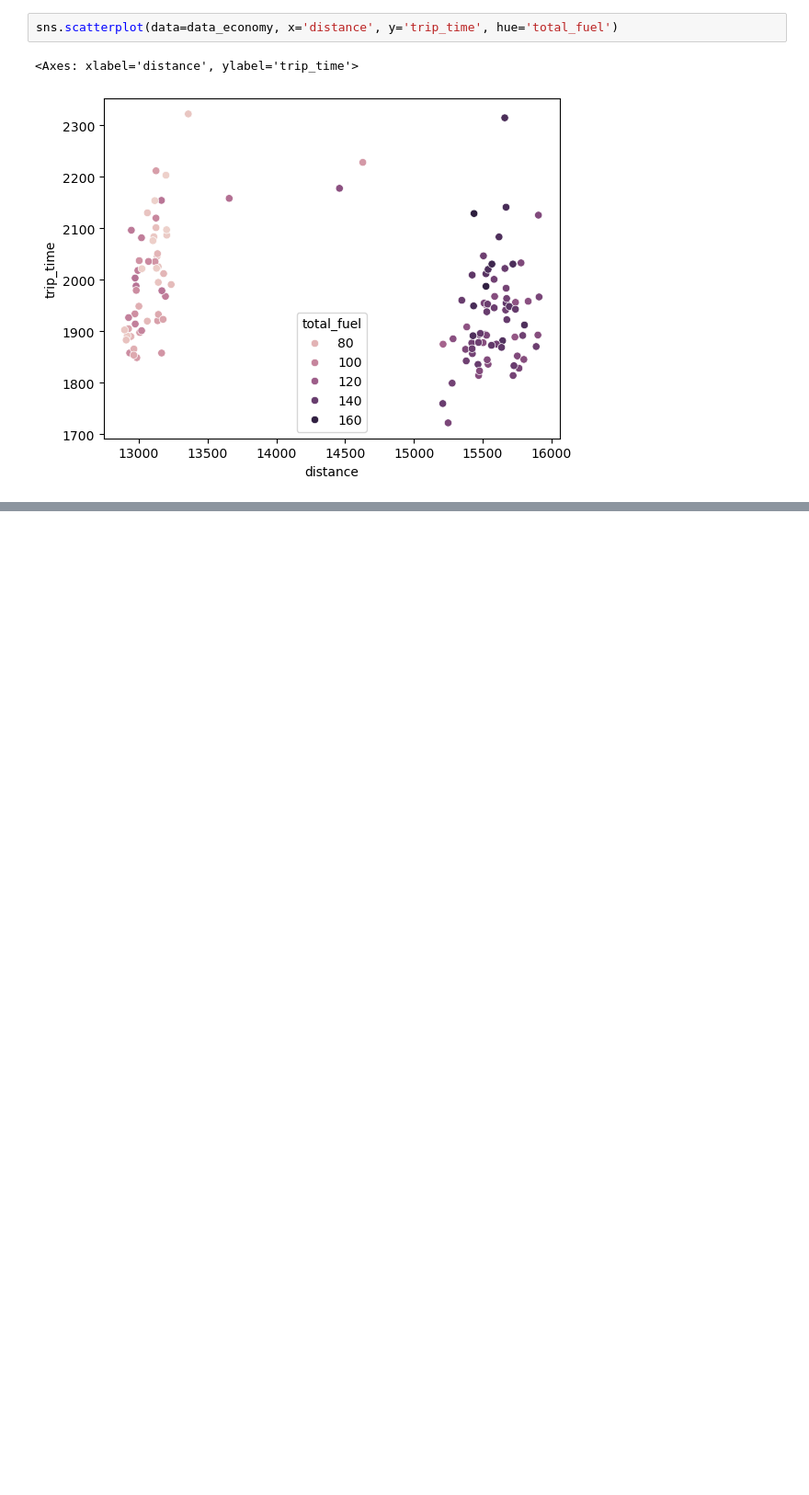
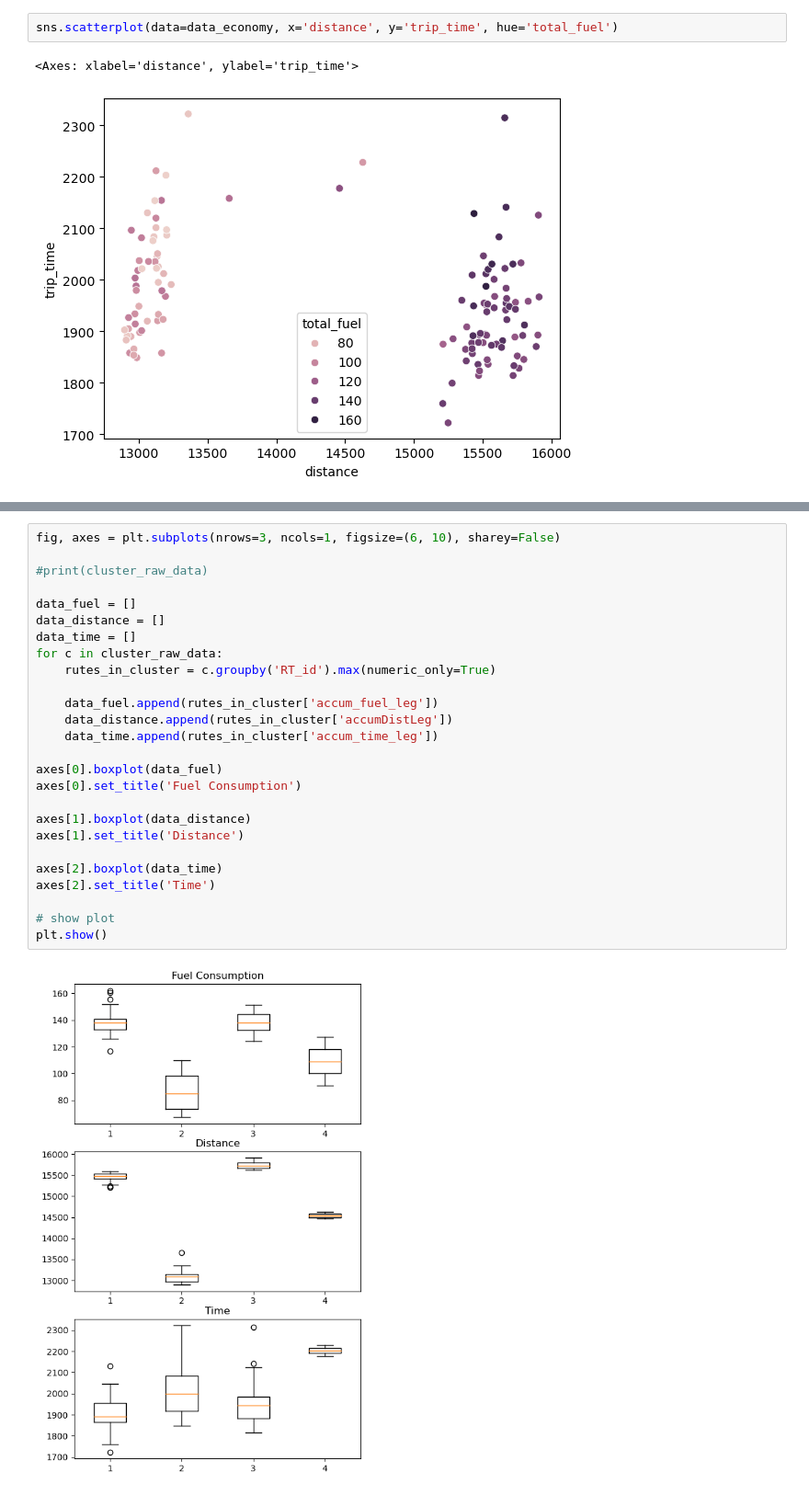
Before and after one commit to williamswe123/Datamining_Projekt, a Jupyter notebook: Economic_Path_Analysis.ipynb, the cells around one changed output, grey strips where cells are left out. Shown at 92% size. Saved outputs shown, nothing was run; the diff lists cells and outputs as text; blank space fills up the shorter version.

```diff
--- a/Economic_Path_Analysis.ipynb
+++ b/Economic_Path_Analysis.ipynb
@@ -147,0 +164,28 @@ plt.scatter(t['longitude'], t['latitude'], c=colors[i])
+# %%
+fig, axes = plt.subplots(nrows=3, ncols=1, figsize=(6, 10), sharey=False)
+
+#print(cluster_raw_data)
+
+data_fuel = []
+data_distance = []
+data_time = []
+for c in cluster_raw_data:
+    rutes_in_cluster = c.groupby('RT_id').max(numeric_only=True)
+
+    data_fuel.append(rutes_in_cluster['accum_fuel_leg'])
+    data_distance.append(rutes_in_cluster['accumDistLeg'])
+    data_time.append(rutes_in_cluster['accum_time_leg'])
+
+axes[0].boxplot(data_fuel)
+axes[0].set_title('Fuel Consumption')
+
+axes[1].boxplot(data_distance)
+axes[1].set_title('Distance')
+
+axes[2].boxplot(data_time)
+axes[2].set_title('Time')
+
+# show plot
+plt.show()
+# %% [output]
+[figure, added]
```
Also changed, not shown: parts of 4 cells of this notebook.
